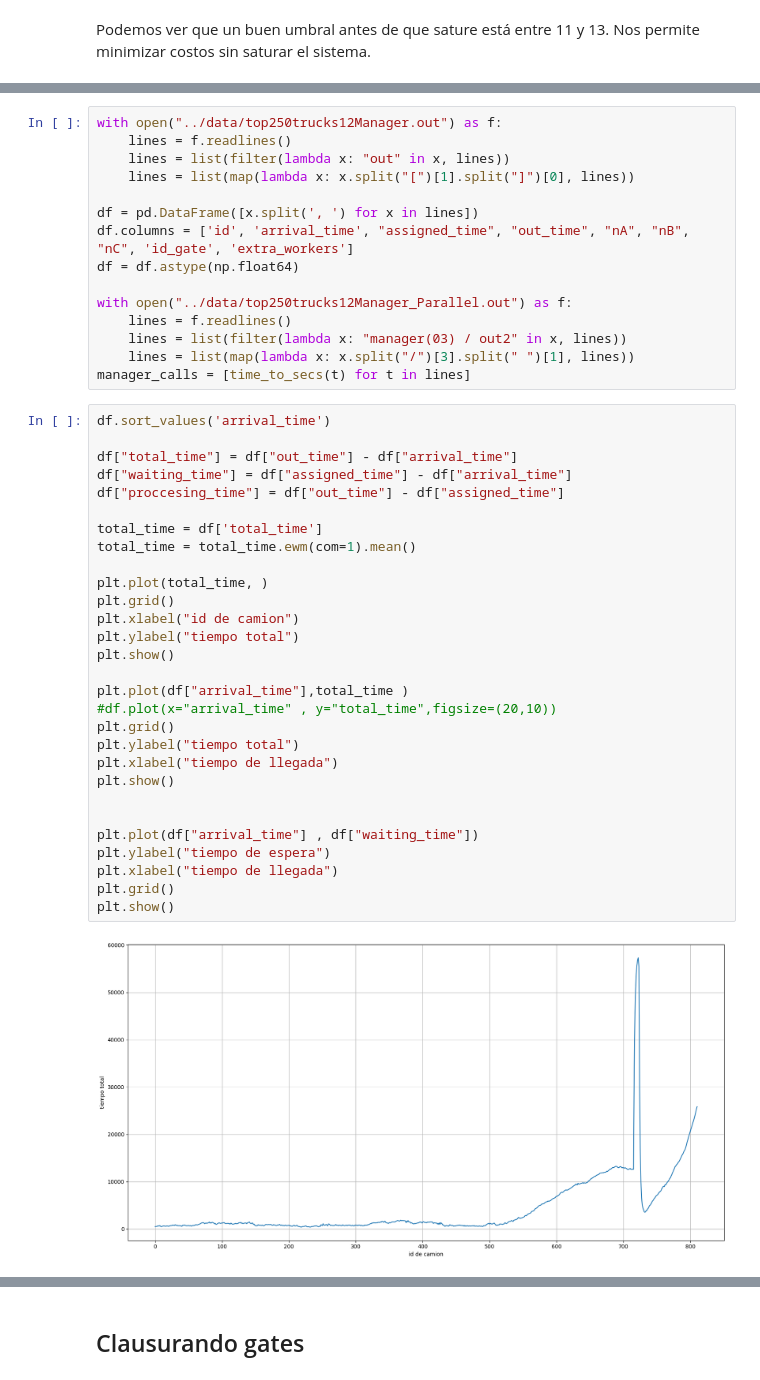
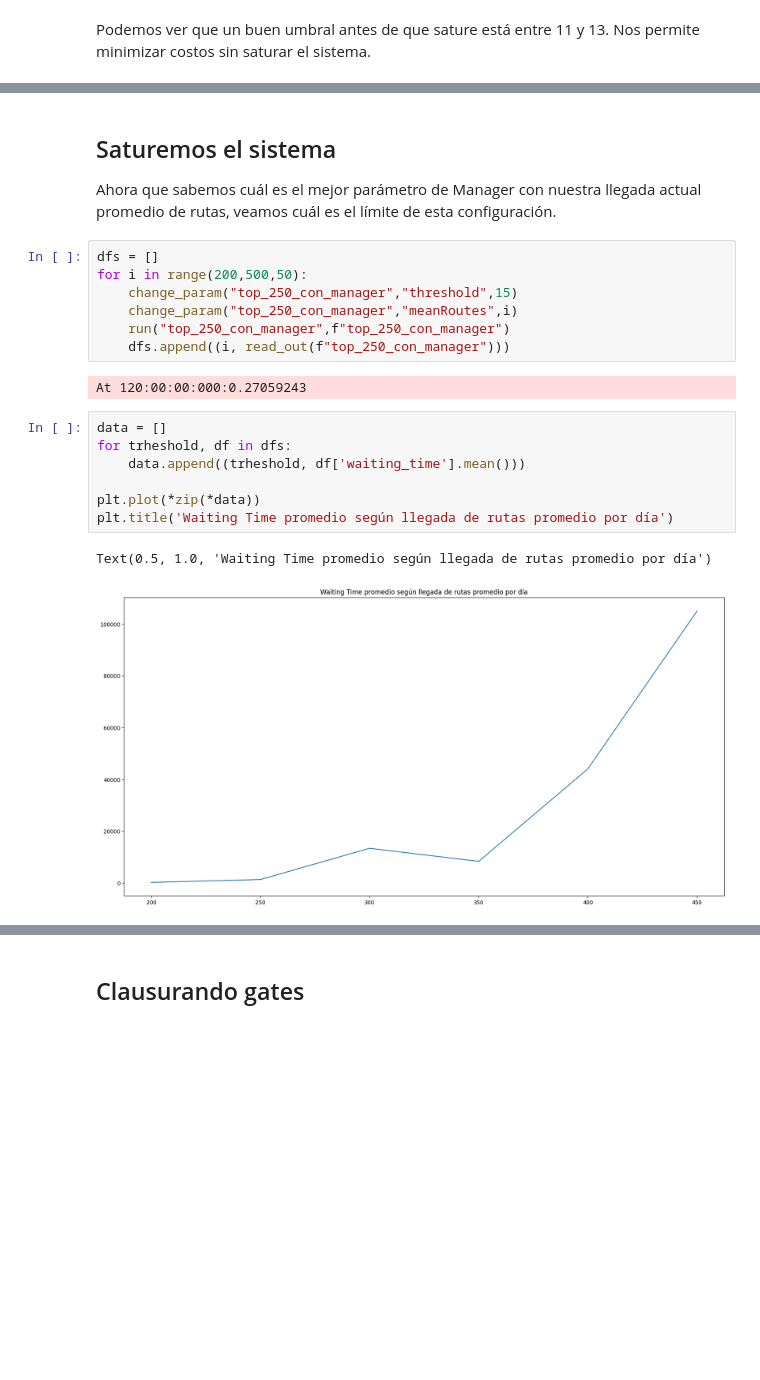
Before and after one commit to mcarreiro/dc-sed-tp1-2022, a Jupyter notebook: notebooks/inbound.ipynb, the cells around one changed output, grey strips where cells are left out. Cells and saved outputs as stored; diff of their text form; blank space fills up the shorter version.

```diff
--- a/notebooks/inbound.ipynb
+++ b/notebooks/inbound.ipynb
@@ -466,46 +479,23 @@ Podemos probar incrementar mas el umbral para hallar el punto correcto. Ahora ca
+# %% [markdown]
+## Saturemos el sistema
+
+Ahora que sabemos cuál es el mejor parámetro de Manager con nuestra llegada actual promedio de rutas, veamos cuál es el límite de esta configuración.
 # %%
-with open("../data/top250trucks12Manager.out") as f:
-    lines = f.readlines()
-    lines = list(filter(lambda x: "out" in x, lines))
-    lines = list(map(lambda x: x.split("[")[1].split("]")[0], lines))
-
-df = pd.DataFrame([x.split(', ') for x in lines])
-df.columns = ['id', 'arrival_time', "assigned_time", "out_time", "nA", "nB", "nC", 'id_gate', 'extra_workers']
-df = df.astype(np.float64)
-
-with open("../data/top250trucks12Manager_Parallel.out") as f:
-    lines = f.readlines()
-    lines = list(filter(lambda x: "manager(03) / out2" in x, lines))
-    lines = list(map(lambda x: x.split("/")[3].split(" ")[1], lines))
-manager_calls = [time_to_secs(t) for t in lines]
+dfs = []
+for i in range(200,500,50):
+    change_param("top_250_con_manager","threshold",15)
+    change_param("top_250_con_manager","meanRoutes",i)
+    run("top_250_con_manager",f"top_250_con_manager")
+    dfs.append((i, read_out(f"top_250_con_manager")))
+# %% [output]
+At 120:00:00:000:0.27059243
 # %%
-df.sort_values('arrival_time')
+data = []
+for trheshold, df in dfs:
+    data.append((trheshold, df['waiting_time'].mean()))
 
-df["total_time"] = df["out_time"] - df["arrival_time"]
-df["waiting_time"] = df["assigned_time"] - df["arrival_time"]
-df["proccesing_time"] = df["out_time"] - df["assigned_time"]
-
-total_time = df['total_time']
-total_time = total_time.ewm(com=1).mean()
-
-plt.plot(total_time, )
-plt.grid()
-plt.xlabel("id de camion")
-plt.ylabel("tiempo total")
-plt.show()
-
-plt.plot(df["arrival_time"],total_time )
-#df.plot(x="arrival_time" , y="total_time",figsize=(20,10))
-plt.grid()
-plt.ylabel("tiempo total")
-plt.xlabel("tiempo de llegada")
-plt.show()
-
-
-plt.plot(df["arrival_time"] , df["waiting_time"])
-plt.ylabel("tiempo de espera")
-plt.xlabel("tiempo de llegada")
-plt.grid()
-plt.show()
+plt.plot(*zip(*data))
+plt.title('Waiting Time promedio según llegada de rutas promedio por día')
 # %% [output]
+Text(0.5, 1.0, 'Waiting Time promedio según llegada de rutas promedio por día')
-[figure, old version]
+[figure, new version]
```
Also changed, not shown: parts of 27 cells of this notebook, 4 other files.
